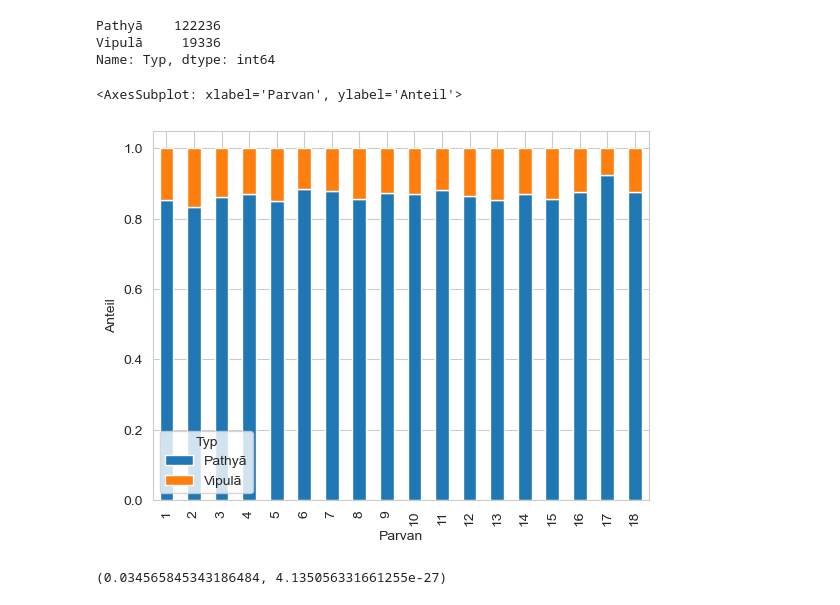
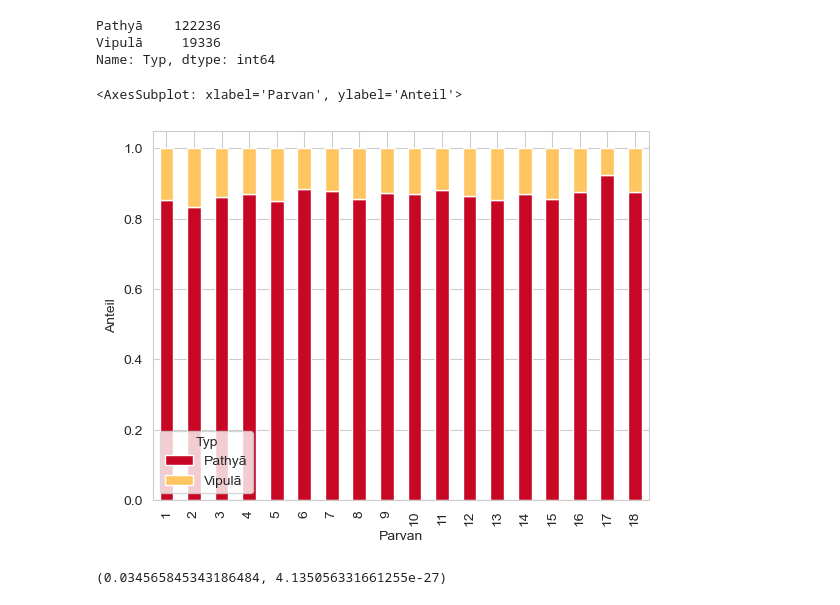
Before and after one commit to kmein/shloka, a Jupyter notebook: statistics.ipynb, the cells around one changed output. Cells and saved outputs as stored; diff of their text form; code cells hidden in the pictures.

Commit message:
feat: color map discrete for plots

```diff
--- a/statistics.ipynb
+++ b/statistics.ipynb
@@ -1,5 +1,6 @@
 # %%
 import pandas as pd
+import matplotlib as mpl
 import matplotlib.pyplot as plt
 import seaborn as sns
 import numpy as np
@@ -17,7 +18,7 @@ pd.set_option("styler.format.decimal", ",")
 pd.set_option("styler.format.precision", 2)
 pd.set_option("styler.format.na_rep", "–")
 pd.set_option("mode.chained_assignment", None)
-cm = "YlOrRd"#sns.color_palette("blend:white,green", as_cmap=True)
+cm = plt.cm.YlOrRd #sns.color_palette("blend:white,green", as_cmap=True)
 
 subdirectory = Path("assets")
 
@@ -45,3 +46,7 @@ def write_table(df, the_name, caption="", heatmap=False, axis=None):
                 label="tbl:"+the_name
             )
         )
+# %%
+cmaplist = [cm(i) for i in range(cm.N)][80:-40]
+cm_discrete = mpl.colors.LinearSegmentedColormap.from_list('Custom cmap', cmaplist, 5).reversed()
+cm_discrete
@@ -217,10 +224,10 @@ Vipulā     19336
 Name: Typ, dtype: int64
 # %%
 pd.crosstab(shlokas["Parvan"], shlokas["Typ"],
-            normalize="index").plot.bar(stacked=True, ylabel="Anteil")
+            normalize="index").plot.bar(stacked=True, ylabel="Anteil", cmap=cm_discrete)
 # %% [output]
 <AxesSubplot: xlabel='Parvan', ylabel='Anteil'>
-[figure, old version]
+[figure, new version]
 # %%
 contingency_parvan_type = pd.crosstab(shlokas["Parvan"], shlokas["Typ"])
 
```
Also changed, not shown: parts of 5 cells of this notebook.
